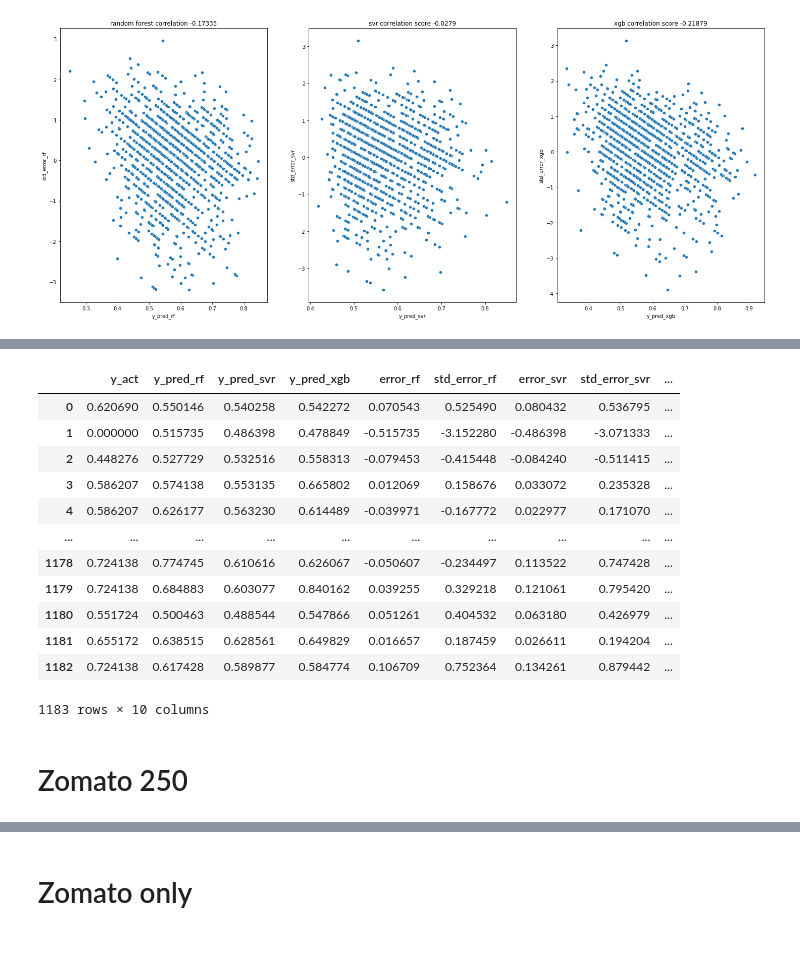
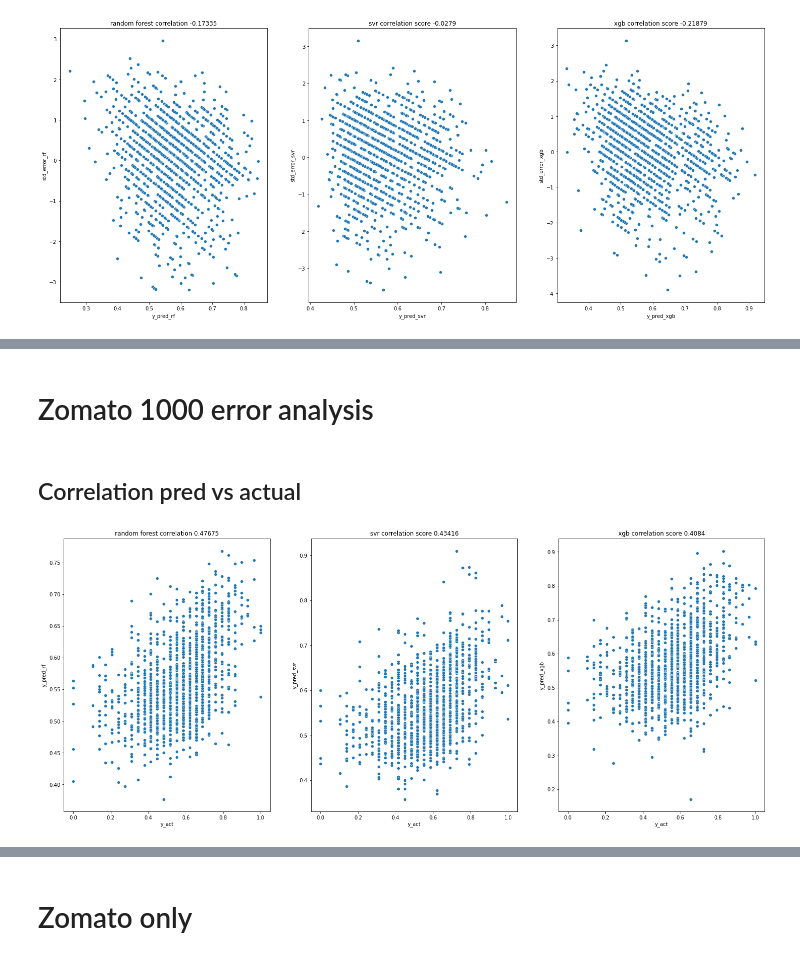
Before and after one commit to adamaulia/AdamThesis, a Jupyter notebook: 5_error_regression.ipynb, the cells around one changed output, grey strips where cells are left out. Saved outputs shown, nothing was run; the diff lists cells and outputs as text; code cells hidden in the pictures.

```diff
--- a/5_error_regression.ipynb
+++ b/5_error_regression.ipynb
@@ -224,18 +254,2 @@ plt.show()
-# %%
-df_zom_scat_reg
-# %% [output]
-|  | y_act | y_pred_rf | y_pred_svr | y_pred_xgb | error_rf | std_error_rf | error_svr | std_error_svr | ... |
-| 0 | 0.620690 | 0.550146 | 0.540258 | 0.542272 | 0.070543 | 0.525490 | 0.080432 | 0.536795 | ... |
-| 1 | 0.000000 | 0.515735 | 0.486398 | 0.478849 | -0.515735 | -3.152280 | -0.486398 | -3.071333 | ... |
-| 2 | 0.448276 | 0.527729 | 0.532516 | 0.558313 | -0.079453 | -0.415448 | -0.084240 | -0.511415 | ... |
-| 3 | 0.586207 | 0.574138 | 0.553135 | 0.665802 | 0.012069 | 0.158676 | 0.033072 | 0.235328 | ... |
-| 4 | 0.586207 | 0.626177 | 0.563230 | 0.614489 | -0.039971 | -0.167772 | 0.022977 | 0.171070 | ... |
-| ... | ... | ... | ... | ... | ... | ... | ... | ... | ... |
-| 1178 | 0.724138 | 0.774745 | 0.610616 | 0.626067 | -0.050607 | -0.234497 | 0.113522 | 0.747428 | ... |
-| 1179 | 0.724138 | 0.684883 | 0.603077 | 0.840162 | 0.039255 | 0.329218 | 0.121061 | 0.795420 | ... |
-| 1180 | 0.551724 | 0.500463 | 0.488544 | 0.547866 | 0.051261 | 0.404532 | 0.063180 | 0.426979 | ... |
-| 1181 | 0.655172 | 0.638515 | 0.628561 | 0.649829 | 0.016657 | 0.187459 | 0.026611 | 0.194204 | ... |
-| 1182 | 0.724138 | 0.617428 | 0.589877 | 0.584774 | 0.106709 | 0.752364 | 0.134261 | 0.879442 | ... |
-1183 rows × 10 columns
 # %% [markdown]
-# Zomato 250
+# Zomato 1000 error analysis
@@ -241,0 +332,19 @@ df_zom_scat_reg
+# %% [markdown]
+## Correlation pred vs actual
+# %%
+# correlation
+
+fig, ax = plt.subplots(1, 3, figsize=(25,10))
+
+corr = stats.pearsonr(df_zom_1000_reg['y_act'],df_zom_1000_reg['y_pred_rf'])[0]
+sns.scatterplot(data=df_zom_1000_reg, x="y_act", y="y_pred_rf", ax=ax[0]).set(title='random forest correlation {}'.format(round(corr,5)))
+
+corr = stats.pearsonr(df_zom_1000_reg['y_act'],df_zom_1000_reg['y_pred_svr'])[0]
+sns.scatterplot(data=df_zom_1000_reg, x="y_act", y="y_pred_svr", ax=ax[1]).set(title='svr correlation score {}'.format(round(corr,5)))
+
+corr = stats.pearsonr(df_zom_1000_reg['y_act'],df_zom_1000_reg['y_pred_xgb'])[0]
+sns.scatterplot(data=df_zom_1000_reg, x="y_act", y="y_pred_xgb", ax=ax[2]).set(title='xgb correlation score {}'.format(round(corr,5)))
+
+plt.show()
+# %% [output]
+[figure, added]
```
Also changed, not shown: parts of 19 cells of this notebook.
